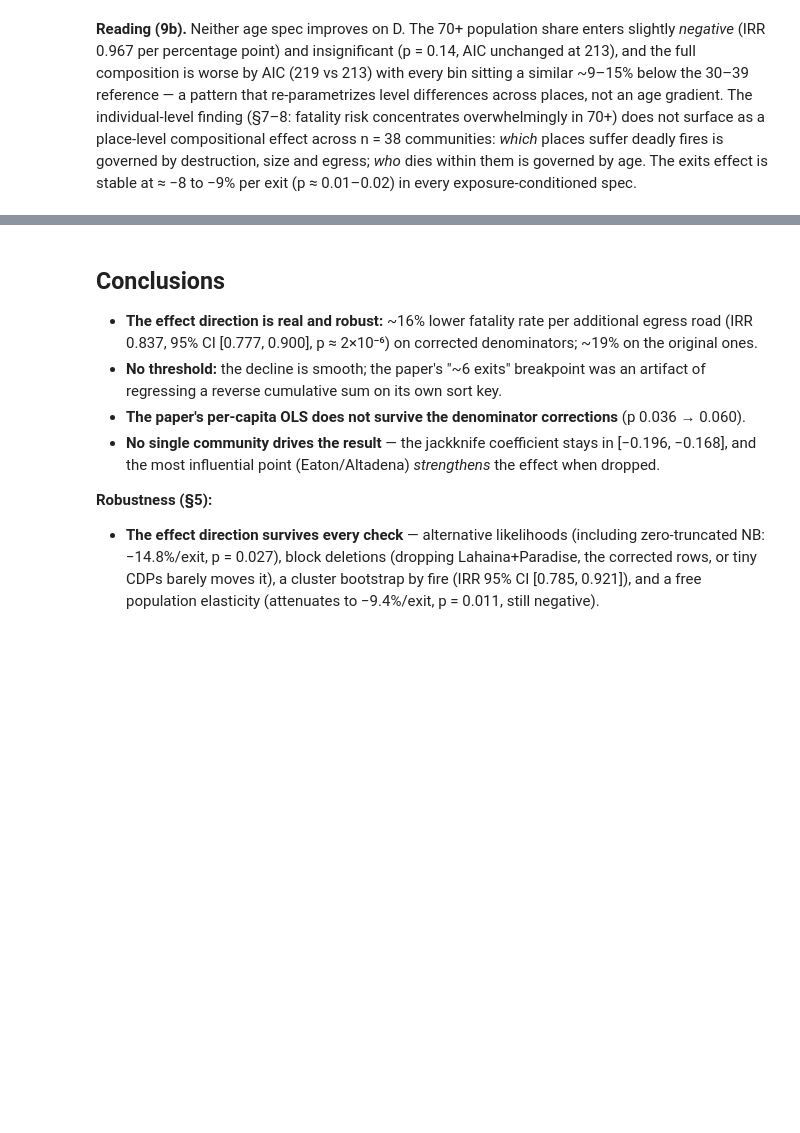
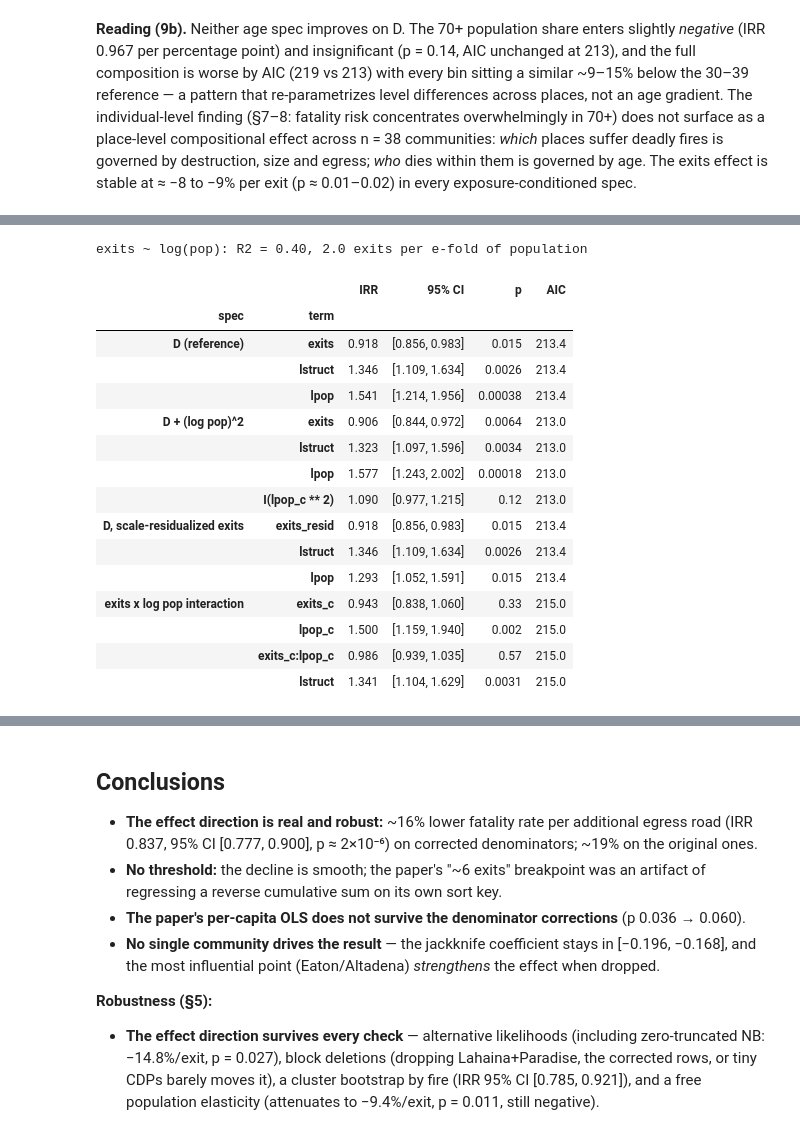
Before and after one commit to mhdann/egress-fatalities, a Jupyter notebook: egress-nb-reanalysis.ipynb, the cells around one changed output, grey strips where cells are left out. Drawn from its saved outputs; the diff is of its cells as text; code cells hidden in the pictures; blank space fills up the shorter version.

```diff
--- a/egress-nb-reanalysis.ipynb
+++ b/egress-nb-reanalysis.ipynb
@@ -608,0 +620,43 @@ exposure-conditioned spec.
+# %%
+dfe = dfx.copy()
+dfe["lpop_c"] = dfe.lpop - dfe.lpop.mean()
+dfe["exits_c"] = dfe.exits - dfe.exits.mean()
+scale = smf.ols("exits ~ lpop", dfe).fit()
+dfe["exits_resid"] = scale.resid
+print(f"exits ~ log(pop): R2 = {scale.rsquared:.2f}, "
+      f"{scale.params['lpop']:.1f} exits per e-fold of population")
+
+checks = {
+    "D (reference)": "Identified_fatalities ~ exits + lstruct + lpop",
+    "D + (log pop)^2": "Identified_fatalities ~ exits + lstruct + lpop + I(lpop_c**2)",
+    "D, scale-residualized exits": "Identified_fatalities ~ exits_resid + lstruct + lpop",
+    "exits x log pop interaction": "Identified_fatalities ~ exits_c*lpop_c + lstruct",
+}
+rows = []
+for name, f in checks.items():
+    m9 = nb_fit(f, dfe)
+    for term in m9.params.index.drop(["Intercept", "alpha"]):
+        b, p = m9.params[term], m9.pvalues[term]
+        lo, hi = m9.conf_int().loc[term]
+        rows.append({"spec": name, "term": term, "IRR": round(np.exp(b), 3),
+                     "95% CI": f"[{np.exp(lo):.3f}, {np.exp(hi):.3f}]", "p": f"{p:.2g}",
+                     "AIC": round(m9.aic, 1)})
+pd.DataFrame(rows).set_index(["spec", "term"])
+# %% [output]
+exits ~ log(pop): R2 = 0.40, 2.0 exits per e-fold of population
+|  |  | IRR | 95% CI | p | AIC |
+| spec | term |  |  |  |  |
+| D (reference) | exits | 0.918 | [0.856, 0.983] | 0.015 | 213.4 |
+|  | lstruct | 1.346 | [1.109, 1.634] | 0.0026 | 213.4 |
+|  | lpop | 1.541 | [1.214, 1.956] | 0.00038 | 213.4 |
+| D + (log pop)^2 | exits | 0.906 | [0.844, 0.972] | 0.0064 | 213.0 |
+|  | lstruct | 1.323 | [1.097, 1.596] | 0.0034 | 213.0 |
+|  | lpop | 1.577 | [1.243, 2.002] | 0.00018 | 213.0 |
+|  | I(lpop_c ** 2) | 1.090 | [0.977, 1.215] | 0.12 | 213.0 |
+| D, scale-residualized exits | exits_resid | 0.918 | [0.856, 0.983] | 0.015 | 213.4 |
+|  | lstruct | 1.346 | [1.109, 1.634] | 0.0026 | 213.4 |
+|  | lpop | 1.293 | [1.052, 1.591] | 0.015 | 213.4 |
+| exits x log pop interaction | exits_c | 0.943 | [0.838, 1.060] | 0.33 | 215.0 |
+|  | lpop_c | 1.500 | [1.159, 1.940] | 0.002 | 215.0 |
+|  | exits_c:lpop_c | 0.986 | [0.939, 1.035] | 0.57 | 215.0 |
+|  | lstruct | 1.341 | [1.104, 1.629] | 0.0031 | 215.0 |
```
Also changed, not shown: parts of 2 cells of this notebook.
